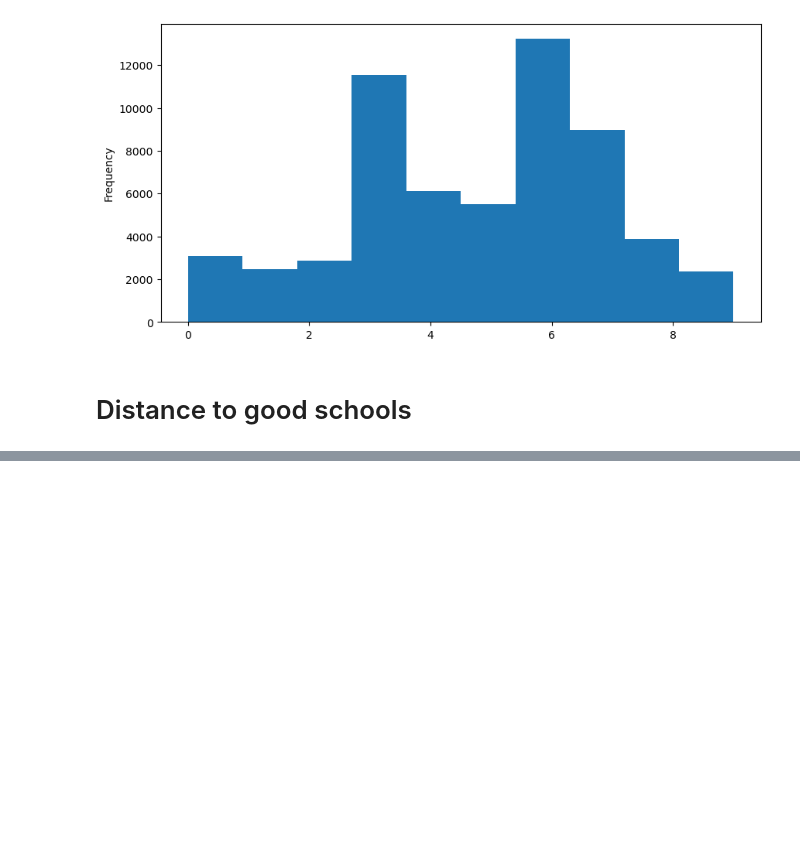
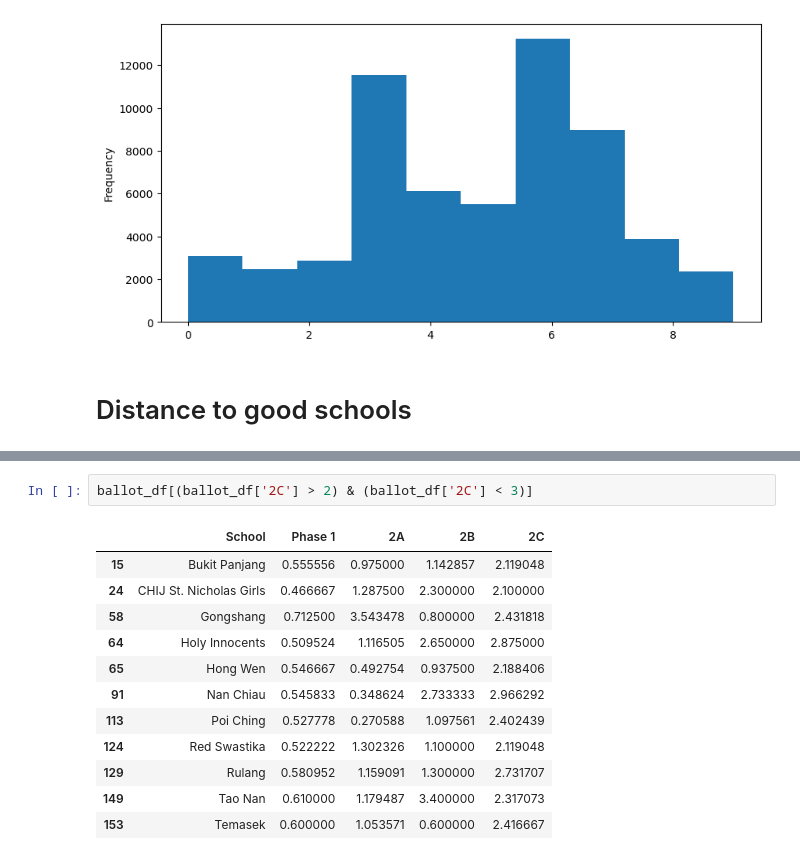
Before and after one commit to luchungi/CS5228, a Jupyter notebook: Feature_Engineering.ipynb, the cells around one changed output, grey strips where cells are left out. Drawn from its saved outputs; the diff is of its cells as text; blank space fills up the shorter version.

```diff
--- a/Feature_Engineering.ipynb
+++ b/Feature_Engineering.ipynb
@@ -37,0 +89,15 @@ train_df['age_bin'].plot(kind='hist', bins=n_age_bins, figsize=(10, 5))
+# %%
+ballot_df[(ballot_df['2C'] > 2) & (ballot_df['2C'] < 3)]
+# %% [output]
+|  | School | Phase 1 | 2A | 2B | 2C |
+| 15 | Bukit Panjang | 0.555556 | 0.975000 | 1.142857 | 2.119048 |
+| 24 | CHIJ St. Nicholas Girls | 0.466667 | 1.287500 | 2.300000 | 2.100000 |
+| 58 | Gongshang | 0.712500 | 3.543478 | 0.800000 | 2.431818 |
+| 64 | Holy Innocents | 0.509524 | 1.116505 | 2.650000 | 2.875000 |
+| 65 | Hong Wen | 0.546667 | 0.492754 | 0.937500 | 2.188406 |
+| 91 | Nan Chiau | 0.545833 | 0.348624 | 2.733333 | 2.966292 |
+| 113 | Poi Ching | 0.527778 | 0.270588 | 1.097561 | 2.402439 |
+| 124 | Red Swastika | 0.522222 | 1.302326 | 1.100000 | 2.119048 |
+| 129 | Rulang | 0.580952 | 1.159091 | 1.300000 | 2.731707 |
+| 149 | Tao Nan | 0.610000 | 1.179487 | 3.400000 | 2.317073 |
+| 153 | Temasek | 0.600000 | 1.053571 | 0.600000 | 2.416667 |
```
Also changed, not shown: parts of 6 cells of this notebook.
